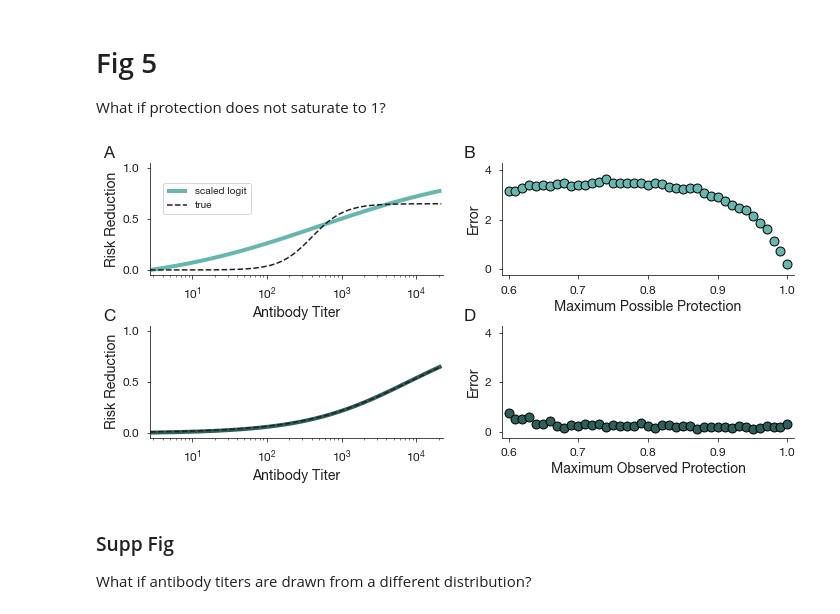
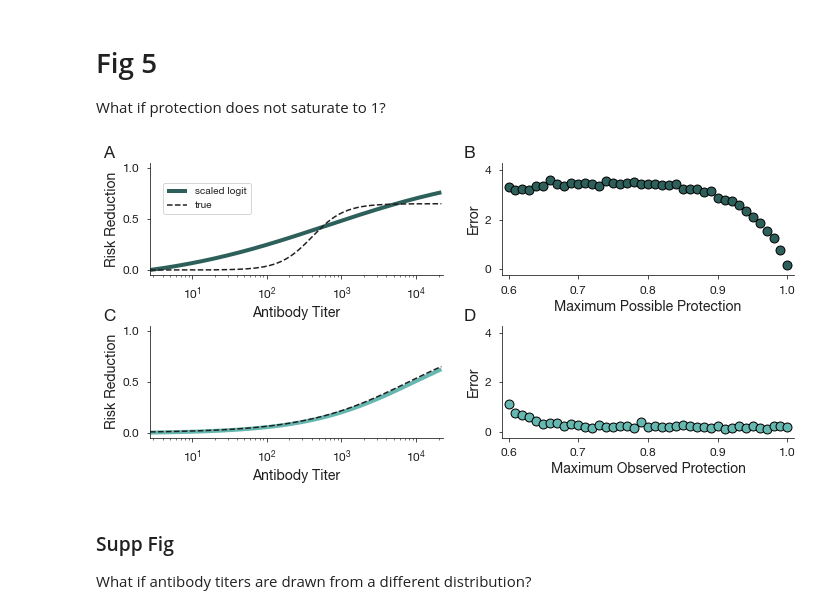
Before and after one commit to eschrom/TNDforCOP, a Jupyter notebook: generate_figures.ipynb, the cells around one changed output. Drawn from its saved outputs; the diff is of its cells as text; code cells hidden in the pictures.

Commit message:
Small figure edits and changing initial guess

```diff
--- a/generate_figures.ipynb
+++ b/generate_figures.ipynb
@@ -539,10 +461,10 @@ for ii,cpc in enumerate(control_per_case_vals):
             # Fit scaled logistic
             potential_Abs_logged = np.arange(min(Ab_logged),max(Ab_logged),0.01)
             potential_Abs_unlogged = np.exp(potential_Abs_logged)
-            fitted_params = fit_scaled_logistic(Ab_logged,infected)
+            fitted_params = fit_scaled_logit(Ab_logged,infected)
             # Extract fitted parameters and plug in
             fitted_k, fitted_beta_0, fitted_beta_1 = fitted_params
-            inf_probs_scaled = scaled_logistic(potential_Abs_logged, fitted_k, fitted_beta_0, fitted_beta_1)
+            inf_probs_scaled = scaled_logit(potential_Abs_logged, fitted_k, fitted_beta_0, fitted_beta_1)
             RR_estimate_scaled = one_minus_OR(inf_probs_scaled)
 
             # Calculate estimated and simulated VE
@@ -650,6 +572,7 @@ fig,axes = plt.subplot_mosaic(mosaic=figure_mosaic,figsize=(10,5))
 
 control_per_case_vals = [1,9,19,29,39,49]
 num_samples = np.arange(1000,50100,1000)
+gen_func = "sigmoid"
 
 # Top panels: Examles of error ----------------------------------------------
 cpc = 49
@@ -671,10 +594,10 @@ for ii,N_i in enumerate(sample_N_vals):
     RR_estimate = one_minus_OR(inf_probs)
 
     # Fit scaled logistic
-    fitted_params = fit_scaled_logistic(Ab_logged,infected)
+    fitted_params = fit_scaled_logit(Ab_logged,infected)
     # Extract fitted parameters and plug in
     fitted_k, fitted_beta_0, fitted_beta_1 = fitted_params
-    inf_probs_scaled = scaled_logistic(potential_Abs_logged, fitted_k, fitted_beta_0, fitted_beta_1)
+    inf_probs_scaled = scaled_logit(potential_Abs_logged, fitted_k, fitted_beta_0, fitted_beta_1)
     RR_estimate_scaled = one_minus_OR(inf_probs_scaled)
 
     # Calculate estimated and simulated VE
@@ -796,7 +719,7 @@ ax.legend(title="cases : controls", bbox_to_anchor=(1,0.1),loc="lower right",fra
 
 for ax_lab in ["A","B"]:
     ax = axes[ax_lab]
-    ax.set_xlabel("Sample Size (in thousands)")
+    ax.set_xlabel("Sample Size (thousands)")
     ax.set_xlim([1000,50000]);
     ax.set_xticks([1000,10000,20000,30000,40000,50000]); ax.set_xticklabels([1,10,20,30,40,50])
     ax.set_ylim([0,14])
@@ -838,10 +761,10 @@ for ii,N_i in enumerate(N_vals):
         # Fit scaled logistic
         potential_Abs_logged = np.arange(min(Ab_logged),max(Ab_logged),0.01)
         potential_Abs_unlogged = np.exp(potential_Abs_logged)
-        fitted_params = fit_scaled_logistic(Ab_logged,infected)
+        fitted_params = fit_scaled_logit(Ab_logged,infected)
         # Extract fitted parameters and plug in
         fitted_k, fitted_beta_0, fitted_beta_1 = fitted_params
-        inf_probs_scaled = scaled_logistic(potential_Abs_logged, fitted_k, fitted_beta_0, fitted_beta_1)
+        inf_probs_scaled = scaled_logit(potential_Abs_logged, fitted_k, fitted_beta_0, fitted_beta_1)
         RR_estimate_scaled = one_minus_OR(inf_probs_scaled)
 
         estimate_scaled = ax.plot(potential_Abs_unlogged,RR_estimate_scaled,c=scaled_logit_color,label="scaled logit",linewidth=2,alpha=0.4)
@@ -892,10 +815,10 @@ for ii,cpc in enumerate(control_per_case_vals):
             # Fit scaled logistic
             potential_Abs_logged = np.arange(min(Ab_logged),max(Ab_logged),0.01)
             potential_Abs_unlogged = np.exp(potential_Abs_logged)
-            fitted_params = fit_scaled_logistic(Ab_logged,infected)
+            fitted_params = fit_scaled_logit(Ab_logged,infected)
             # Extract fitted parameters and plug in
             fitted_k, fitted_beta_0, fitted_beta_1 = fitted_params
-            inf_probs_scaled = scaled_logistic(potential_Abs_logged, fitted_k, fitted_beta_0, fitted_beta_1)
+            inf_probs_scaled = scaled_logit(potential_Abs_logged, fitted_k, fitted_beta_0, fitted_beta_1)
             RR_estimate_scaled = one_minus_OR(inf_probs_scaled)
 
             # Calculate estimated and simulated VE
@@ -1001,7 +924,7 @@ def get_params_for_link_function_non_saturating(link_function):
         raise ValueError(f"Invalid relationship type: {link_function}")
 # %%
 data_gen_functions = ["non_saturating","no_sampled_perfect_protections"]
-cols = [scaled_logit_color,dark_scaled_logit_color]
+cols = [dark_scaled_logit_color, scaled_logit_color]
 max_err = 0
 
 figure_mosaic = """
@@ -1025,10 +948,10 @@ for ii,gen_func in enumerate(data_gen_functions):
     potential_Abs_unlogged = np.exp(potential_Abs_logged)
 
     # Fit scaled logistic
-    fitted_params = fit_scaled_logistic(Ab_logged,infected)
+    fitted_params = fit_scaled_logit(Ab_logged,infected)
     # Extract fitted parameters and plug in
     fitted_k, fitted_beta_0, fitted_beta_1 = fitted_params
-    inf_probs_scaled = scaled_logistic(potential_Abs_logged, fitted_k, fitted_beta_0, fitted_beta_1)
+    inf_probs_scaled = scaled_logit(potential_Abs_logged, fitted_k, fitted_beta_0, fitted_beta_1)
     RR_estimate_scaled = one_minus_OR(inf_probs_scaled)
 
     # Get simulated VE
@@ -1086,10 +1009,10 @@ for saturating_point in saturating_points:
         # Fit scaled logistic
         potential_Abs_logged = np.arange(min(Ab_logged),max(Ab_logged),0.01)
         potential_Abs_unlogged = np.exp(potential_Abs_logged)
-        fitted_params = fit_scaled_logistic(Ab_logged,infected)
+        fitted_params = fit_scaled_logit(Ab_logged,infected)
         # Extract fitted parameters and plug in
         fitted_k, fitted_beta_0, fitted_beta_1 = fitted_params
-        inf_probs_scaled = scaled_logistic(potential_Abs_logged, fitted_k, fitted_beta_0, fitted_beta_1)
+        inf_probs_scaled = scaled_logit(potential_Abs_logged, fitted_k, fitted_beta_0, fitted_beta_1)
         RR_estimate_scaled = one_minus_OR(inf_probs_scaled)
 
         # Get simulated VE
@@ -1101,7 +1024,7 @@ for saturating_point in saturating_points:
 
     # Plot a single simulation for each data generating function
     err = np.mean(it_errs)
-    ax.scatter(saturating_point, err, c=scaled_logit_color, edgecolor="k", s=80)
+    ax.scatter(saturating_point, err, c=dark_scaled_logit_color, edgecolor="k", s=80)
 
 ax = axes["D"]
 for ii,slope in enumerate(slopes):
@@ -1120,10 +1043,10 @@ for ii,slope in enumerate(slopes):
         # Fit scaled logistic
         potential_Abs_logged = np.arange(min(Ab_logged),max(Ab_logged),0.01)
         potential_Abs_unlogged = np.exp(potential_Abs_logged)
-        fitted_params = fit_scaled_logistic(Ab_logged,infected)
+        fitted_params = fit_scaled_logit(Ab_logged,infected)
         # Extract fitted parameters and plug in
         fitted_k, fitted_beta_0, fitted_beta_1 = fitted_params
-        inf_probs_scaled = scaled_logistic(potential_Abs_logged, fitted_k, fitted_beta_0, fitted_beta_1)
+        inf_probs_scaled = scaled_logit(potential_Abs_logged, fitted_k, fitted_beta_0, fitted_beta_1)
         RR_estimate_scaled = one_minus_OR(inf_probs_scaled)
 
         # Get simulated VE
@@ -1133,35 +1056,35 @@ for ii,slope in enumerate(slopes):
 
         # Get error
         it_errs.append(get_L2_norm_error(RR_estimate_scaled,RR_simulated))
 
     # Plot a single simulation for each data generating function
     err = np.mean(it_errs)
-    ax.scatter(saturating_points[ii], err, c=dark_scaled_logit_color, edgecolor="k", s=80)
+    ax.scatter(saturating_points[ii], err, c=scaled_logit_color, edgecolor="k", s=80)
 
 for ax_lab in ["C","D"]:
     ax = axes[ax_lab]
     hide_right_top_axis(ax)
     ax.set_xlim([0.59,1.01])
     ax.set_ylim([-0.25,4.3])
     ax.set_ylabel("Error")
     finalize(ax)
 
 # axes["A"].set_title("Non-Saturating Protection Function",size=LABEL_SIZE+2)
 # axes["B"].set_title("Perfect Protection Not Sampled",size=LABEL_SIZE+2)
 axes["C"].set_xlabel("Maximum Possible Protection")
 axes["D"].set_xlabel("Maximum Observed Protection")
 
 xpad = -0.16; ypad = 1.15
 label_subplots(axes,[xpad,-.13,xpad,-.13], y_pad=ypad, labels=fig_labs)
 
 # Show the plot
 plt.grid(False)
 plt.tight_layout()
 fig.subplots_adjust(wspace=0.2,hspace=0.45) # space between columns, rows
 plt.savefig("figs/raw/non_saturating_raw.jpg",dpi=300,bbox_inches='tight')
 plt.show()
 # %% [output]
-[figure, old version]
+[figure, new version]
 # %% [markdown]
 ### Supp Fig
 What if antibody titers are drawn from a different distribution?
```
Also changed, not shown: parts of 7 cells of this notebook, 1 other file.
